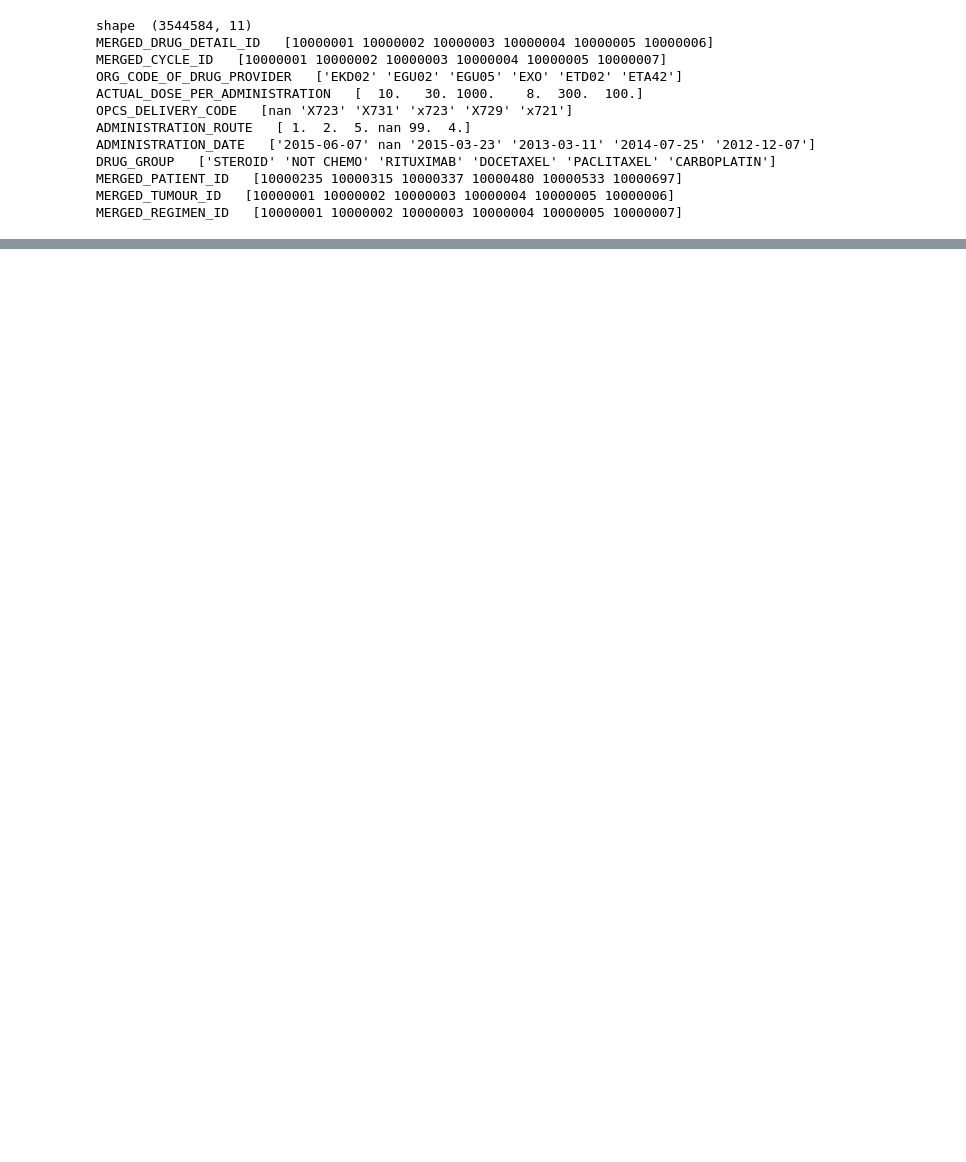
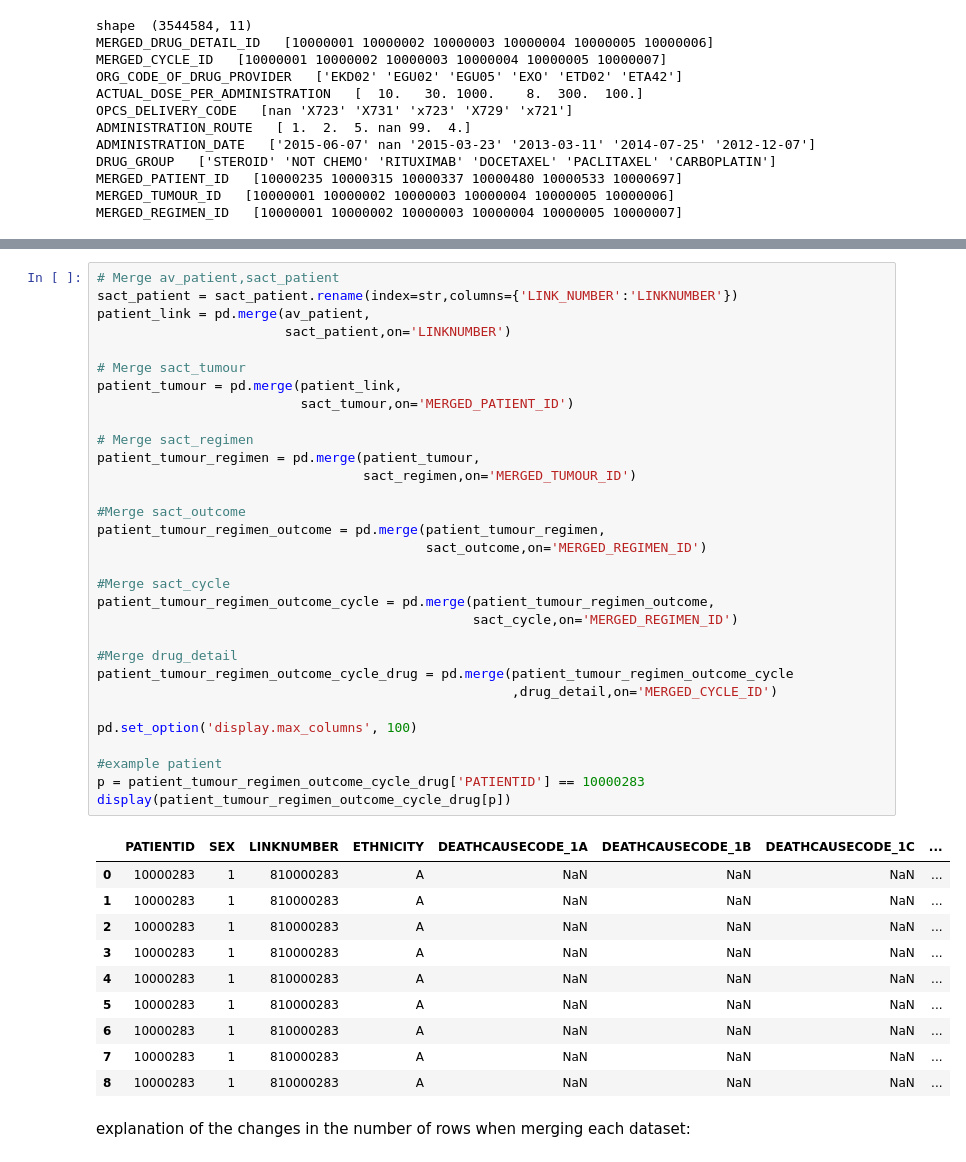
Before and after one commit to UCL-simulacrum/EDA, a Jupyter notebook: cancerdata_EDA.ipynb, the cells around one changed output, grey strips where cells are left out. Drawn from its saved outputs; the diff is of its cells as text; blank space fills up the shorter version.

```diff
--- a/cancerdata_EDA.ipynb
+++ b/cancerdata_EDA.ipynb
@@ -382,0 +456,44 @@ MERGED_REGIMEN_ID   [10000001 10000002 10000003 10000004 10000005 10000007]
+# %%
+# Merge av_patient,sact_patient
+sact_patient = sact_patient.rename(index=str,columns={'LINK_NUMBER':'LINKNUMBER'})
+patient_link = pd.merge(av_patient,
+                        sact_patient,on='LINKNUMBER')
+
+# Merge sact_tumour
+patient_tumour = pd.merge(patient_link,
+                          sact_tumour,on='MERGED_PATIENT_ID')
+
+# Merge sact_regimen
+patient_tumour_regimen = pd.merge(patient_tumour,
+                                  sact_regimen,on='MERGED_TUMOUR_ID')
+
+#Merge sact_outcome
+patient_tumour_regimen_outcome = pd.merge(patient_tumour_regimen,
+                                          sact_outcome,on='MERGED_REGIMEN_ID')
+
+#Merge sact_cycle
+patient_tumour_regimen_outcome_cycle = pd.merge(patient_tumour_regimen_outcome,
+                                                sact_cycle,on='MERGED_REGIMEN_ID')
+
+#Merge drug_detail
+patient_tumour_regimen_outcome_cycle_drug = pd.merge(patient_tumour_regimen_outcome_cycle
+                                                     ,drug_detail,on='MERGED_CYCLE_ID')
+
+pd.set_option('display.max_columns', 100)
+
+#example patient
+p = patient_tumour_regimen_outcome_cycle_drug['PATIENTID'] == 10000283
+display(patient_tumour_regimen_outcome_cycle_drug[p])
+# %% [output]
+|  | PATIENTID | SEX | LINKNUMBER | ETHNICITY | DEATHCAUSECODE_1A | DEATHCAUSECODE_1B | DEATHCAUSECODE_1C | ... |
+| 0 | 10000283 | 1 | 810000283 | A | NaN | NaN | NaN | ... |
+| 1 | 10000283 | 1 | 810000283 | A | NaN | NaN | NaN | ... |
+| 2 | 10000283 | 1 | 810000283 | A | NaN | NaN | NaN | ... |
+| 3 | 10000283 | 1 | 810000283 | A | NaN | NaN | NaN | ... |
+| 4 | 10000283 | 1 | 810000283 | A | NaN | NaN | NaN | ... |
+| 5 | 10000283 | 1 | 810000283 | A | NaN | NaN | NaN | ... |
+| 6 | 10000283 | 1 | 810000283 | A | NaN | NaN | NaN | ... |
+| 7 | 10000283 | 1 | 810000283 | A | NaN | NaN | NaN | ... |
+| 8 | 10000283 | 1 | 810000283 | A | NaN | NaN | NaN | ... |
+# %% [markdown]
+explanation of the changes in the number of rows when merging each dataset:
```
Also changed, not shown: parts of 29 cells of this notebook.
